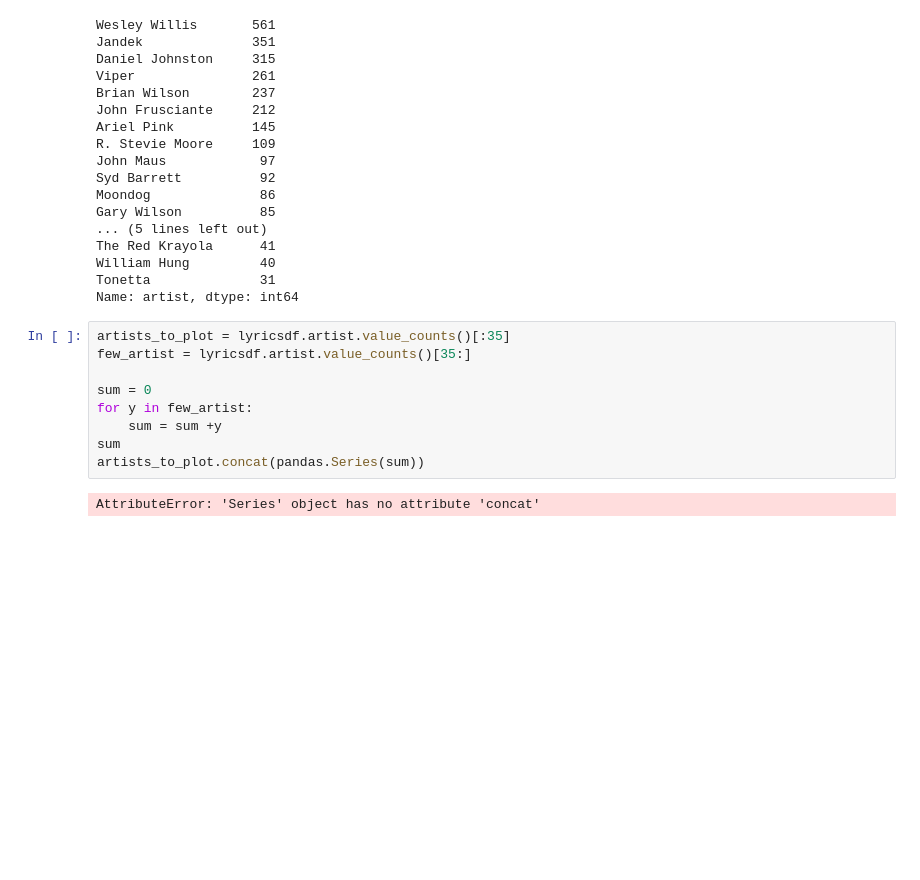
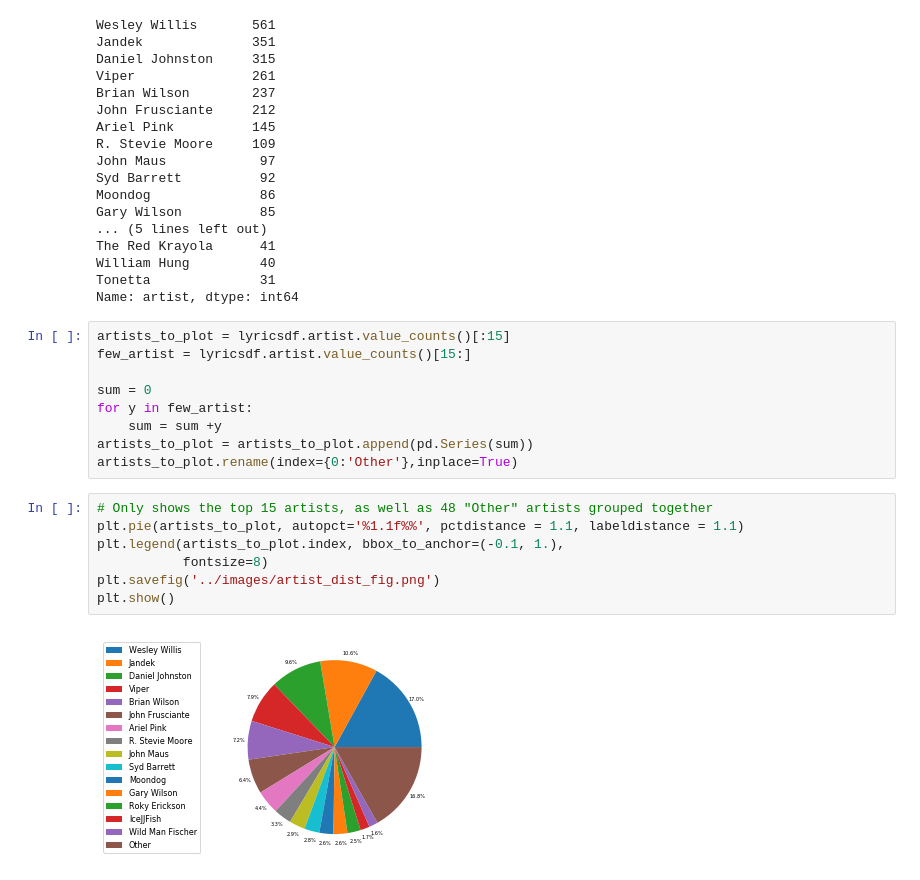
Before and after one commit to Data-Science-for-Linguists-2022/Outsider-Music-Linguistic-Analysis, a Jupyter notebook: scripts_&_analysis/3_data_cleaning_and_exploration.ipynb, the cells around one changed output. Drawn from its saved outputs; the diff is of its cells as text; blank space fills up the shorter version.

```diff
--- a/scripts_&_analysis/3_data_cleaning_and_exploration.ipynb
+++ b/scripts_&_analysis/3_data_cleaning_and_exploration.ipynb
@@ -795,13 +799,20 @@ William Hung         40
 Tonetta              31
 Name: artist, dtype: int64
 # %%
-artists_to_plot = lyricsdf.artist.value_counts()[:35]
-few_artist = lyricsdf.artist.value_counts()[35:]
+artists_to_plot = lyricsdf.artist.value_counts()[:15]
+few_artist = lyricsdf.artist.value_counts()[15:]
 
 sum = 0
 for y in few_artist:
     sum = sum +y
-sum
-artists_to_plot.concat(pandas.Series(sum))
+artists_to_plot = artists_to_plot.append(pd.Series(sum))
+artists_to_plot.rename(index={0:'Other'},inplace=True)
-# %% [output]
-AttributeError: 'Series' object has no attribute 'concat'
+# %%
+# Only shows the top 15 artists, as well as 48 "Other" artists grouped together
+plt.pie(artists_to_plot, autopct='%1.1f%%', pctdistance = 1.1, labeldistance = 1.1)
+plt.legend(artists_to_plot.index, bbox_to_anchor=(-0.1, 1.),
+           fontsize=8)
+plt.savefig('../images/artist_dist_fig.png')
+plt.show()
+# %% [output]
+[figure, added]
```
Also changed, not shown: parts of 29 cells of this notebook.
